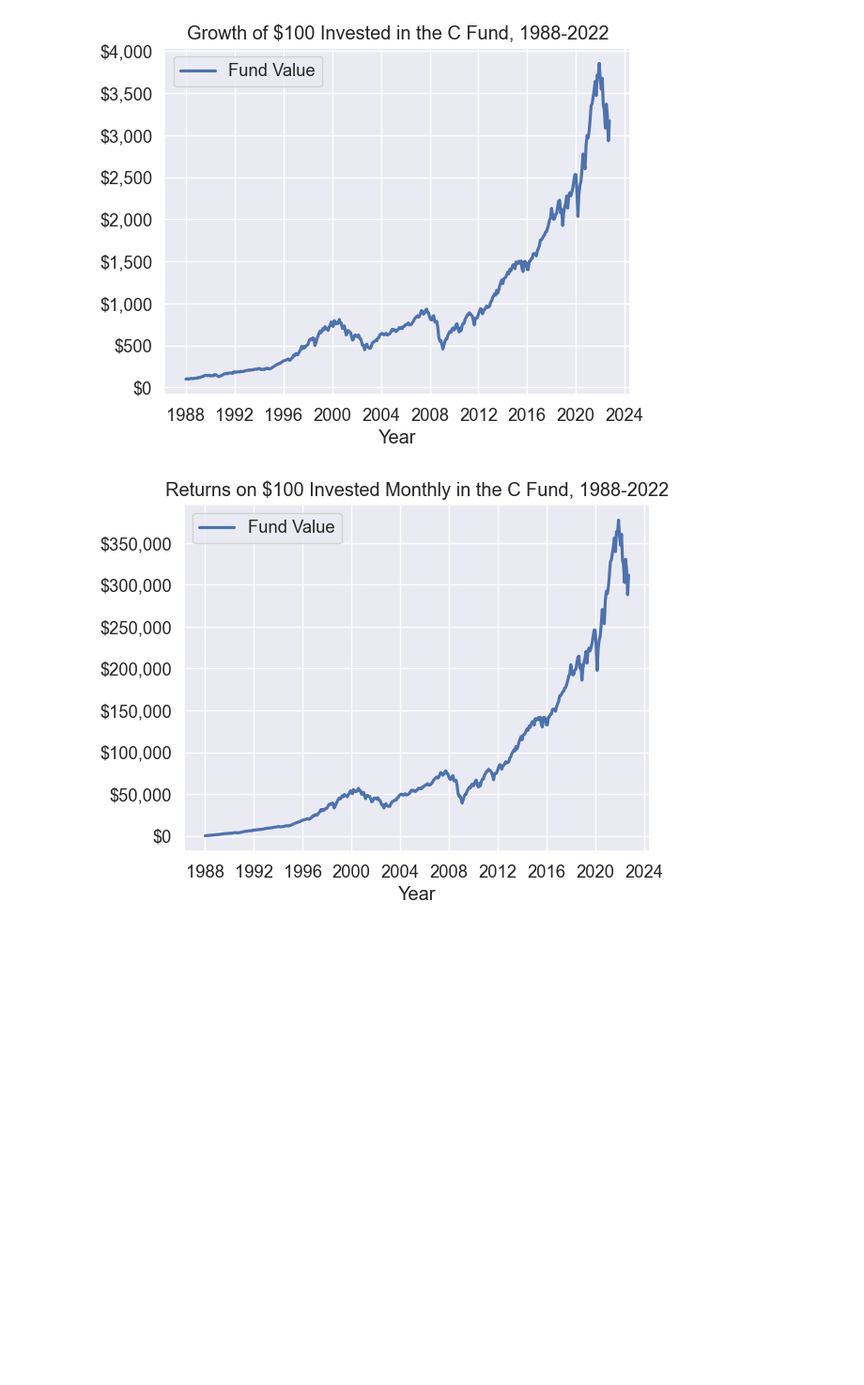
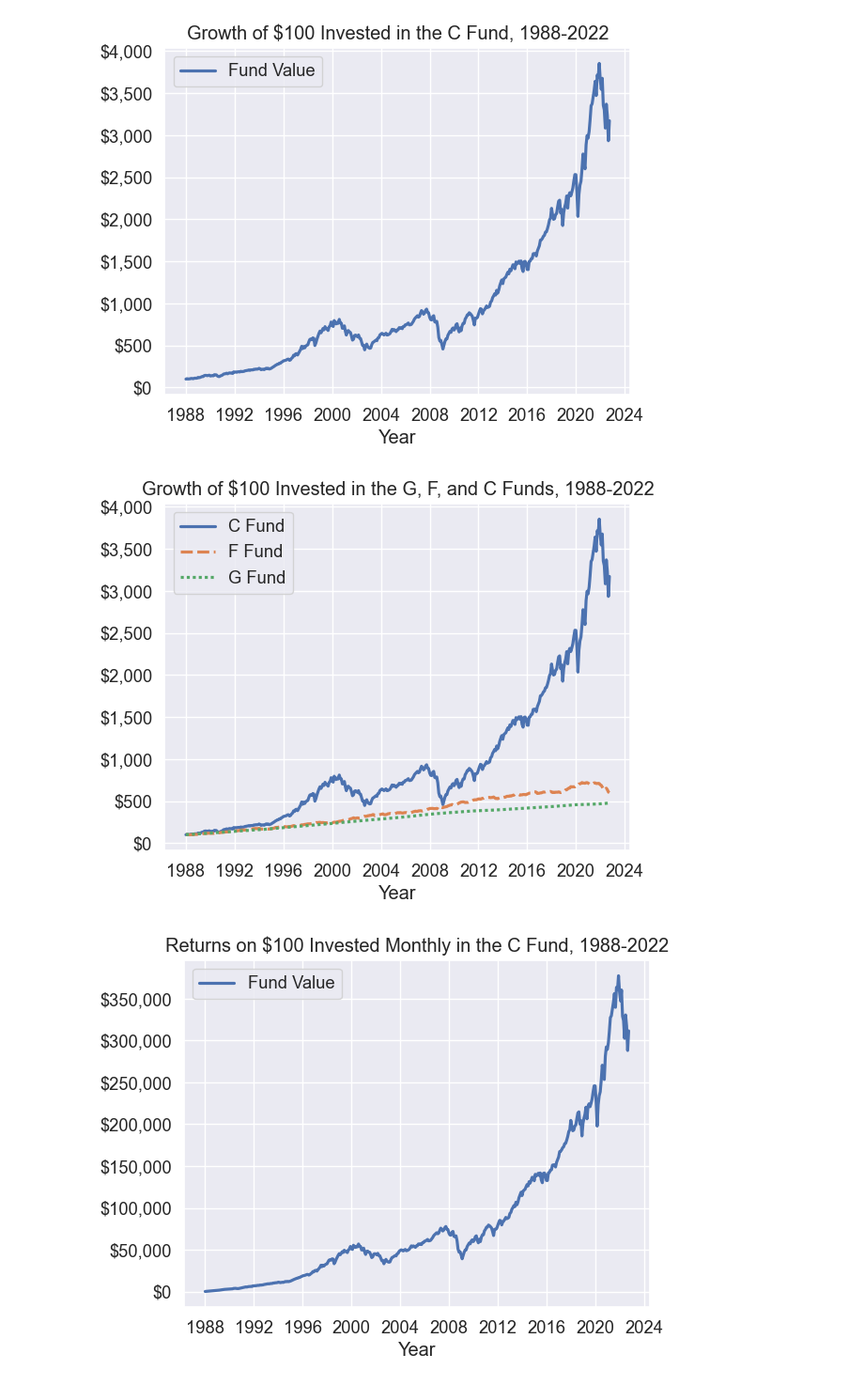
Before and after one commit to TSPstrategies/TSPCFundat35, a Jupyter notebook: C Fund Long Term Data_Final.ipynb, the cells around one changed output. Shown: that part at 94% size. Saved outputs shown, nothing was run; the diff lists cells and outputs as text; code cells hidden in the pictures; blank space fills up the shorter version.

```diff
--- a/C Fund Long Term Data_Final.ipynb
+++ b/C Fund Long Term Data_Final.ipynb
@@ -147,3 +199,11 @@ def returns_of_monthly_investment(df, initial_investment, monthly_investment):
         x = z + (x * (1 + (value * .01)))
         returns.update({index: x})
     return returns
+# %%
+# Data of returns on $100 invested in the C Fund
+
+returns_c = pd.DataFrame(returns_of_initial_investment(slice_c, 100), index=[0]).T
+returns_c.rename(columns={0: 'C Fund'}, inplace=True)
+returns_c.rename_axis(['Year'], inplace=True)
+
+returns_c
@@ -149,0 +225,8 @@ def returns_of_monthly_investment(df, initial_investment, monthly_investment):
+# %%
+# Data of returns on $100 invested in the F Fund
+
+returns_f = pd.DataFrame(returns_of_initial_investment(slice_f, 100), index=[0]).T
+returns_f.rename(columns={0: 'F Fund'}, inplace=True)
+returns_f.rename_axis(['Year'], inplace=True)
+
+returns_f
@@ -149,0 +248,8 @@ def returns_of_monthly_investment(df, initial_investment, monthly_investment):
+# %%
+# Data of returns on $100 invested in the G Fund
+
+returns_g  = pd.DataFrame(returns_of_initial_investment(slice_g, 100), index=[0]).T
+returns_g.rename(columns={0: 'G Fund'}, inplace=True)
+returns_g.rename_axis(['Year'], inplace=True)
+
+returns_g
@@ -171,0 +340,15 @@ returns_of_monthly_investment(slice_c, 100, 100)
+# %%
+# Combine datasets and graph the data
+
+from functools import reduce
+
+returns_100 = [returns_c, returns_f, returns_g]
+monthly_returns_100 = [returns_monthly_c, returns_monthly_f, returns_monthly_g]
+
+final_returns_100 = reduce(lambda  left,right: pd.merge(left,right,on=['Year'], how='outer'), returns_100)
+final_monthly_returns_100 = reduce(lambda  left,right: pd.merge(left,right,on=['Year'], how='outer'), monthly_returns_100)
+
+final_returns_100.dropna(inplace=True)
+final_monthly_returns_100.dropna(inplace=True)
+
+final_monthly_returns_100
@@ -175,6 +371,10 @@ returns_of_monthly_investment(slice_c, 100, 100)
 graph_data(returns_of_initial_investment(slice_c, 100), "Growth of $100 Invested in the C Fund, 1988-2022", "Year", "ReturnsOn100", "Fund Value")
 # %% [output]
 [figure]
+# %%
+graph_data(final_returns_100, "Growth of $100 Invested in the G, F, and C Funds, 1988-2022", "Year", "ReturnsOn100")
+# %% [output]
+[figure, added]
 # %%
 graph_data(returns_of_monthly_investment(slice_c, 100, 100), "Returns on $100 Invested Monthly in the C Fund, 1988-2022", "Year", "ReturnsOn100Monthly", "Fund Value")
 # %% [output]
```
Also changed, not shown: parts of 11 cells of this notebook, 2 other files.
